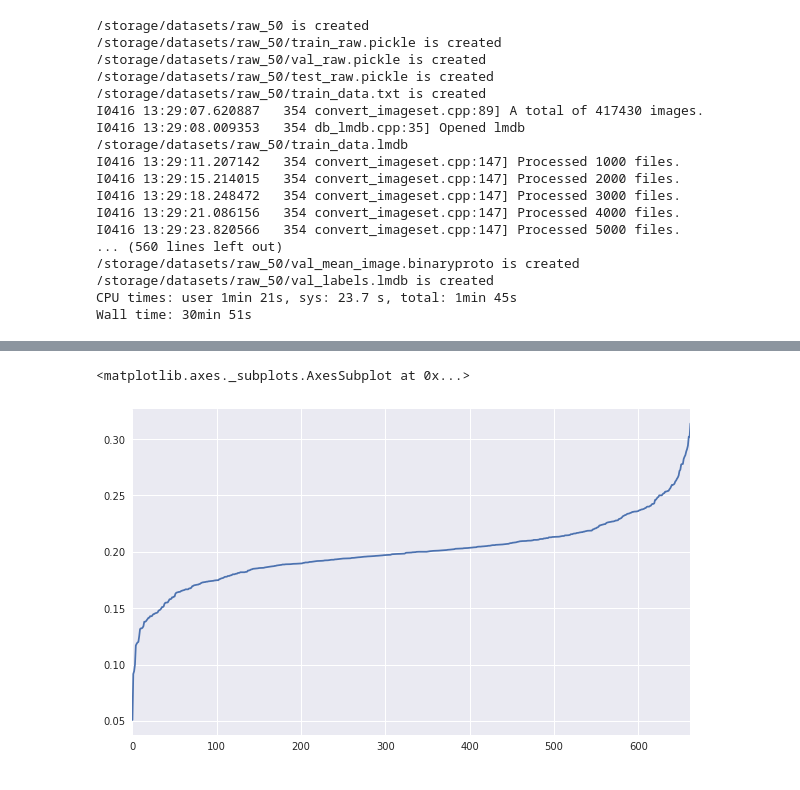
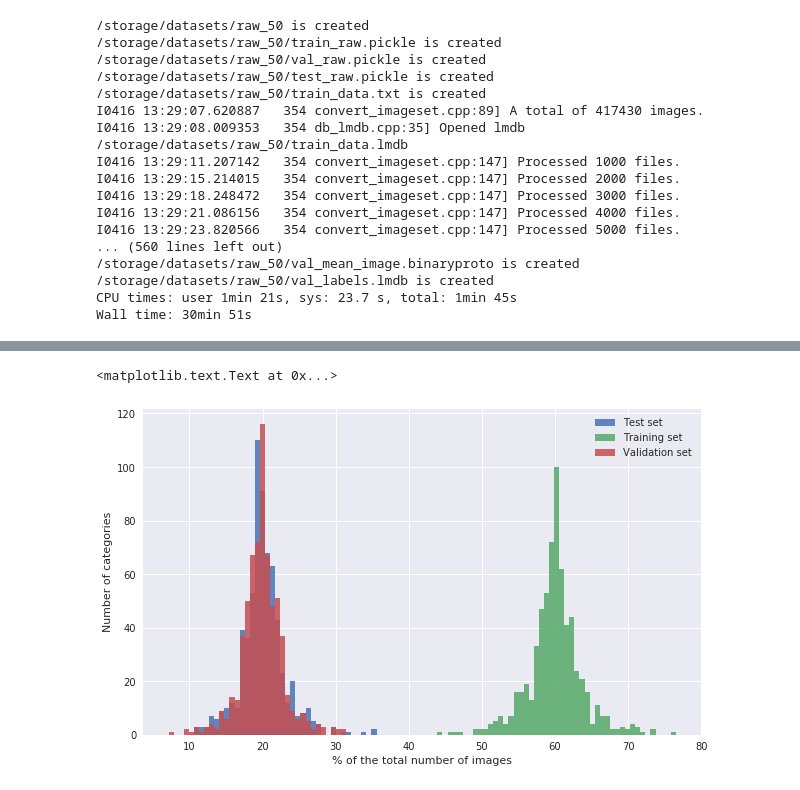
Before and after one commit to uvNikita/master-thesis-src, a Jupyter notebook: notebooks/training/datasets.ipynb, the cells around one changed output, grey strips where cells are left out. Saved outputs shown, nothing was run; the diff lists cells and outputs as text; code cells hidden in the pictures.

```diff
--- a/notebooks/training/datasets.ipynb
+++ b/notebooks/training/datasets.ipynb
@@ -136,9 +136,11 @@ def threshold_dataset(dataset, threshold):
 
 def train_val_test_split(dataset, method='simple'):
     if method == 'simple':
-        split_dataset = split_dataset_simple
-    test, rest = split_dataset(dataset, 0.2)
-    val, train = split_dataset(rest, 0.25)
+        split_dataset_fn = split_dataset_simple
+    elif method == 'priority':
+        split_dataset_fn = split_dataset
+    test, rest = split_dataset_fn(dataset, 0.2)
+    val, train = split_dataset_fn(rest, 0.25)
 
     # validation
     assert not set(it.chain.from_iterable(train.values())).intersection(set(it.chain.from_iterable(test.values())))
@@ -345,5 +349,2 @@ pd.Series(sorted(float(len(imgs))/len(dataset[label]) for label, imgs in train50
-# %%
-pd.Series(sorted(float(len(imgs))/len(dataset[label]) for label, imgs in test50.iteritems())).plot()
-# %% [output]
-<matplotlib.axes._subplots.AxesSubplot at 0x...>
-[figure, removed]
+# %%
+train50s, val50s, test50s = train_val_test_split(dataset50, method='simple')
@@ -349,0 +353,11 @@ pd.Series(sorted(float(len(imgs))/len(dataset[label]) for label, imgs in test50.
+# %%
+ax = pd.DataFrame({
+    'Training set': sorted(float(len(imgs))/len(dataset[label]) * 100 for label, imgs in train50s.iteritems()),
+    'Validation set': sorted(float(len(imgs))/len(dataset[label]) * 100 for label, imgs in val50s.iteritems()),
+     'Test set': sorted(float(len(imgs))/len(dataset[label]) * 100 for label, imgs in test50s.iteritems())
+}).plot(kind='hist',bins=100, alpha=0.85)
+ax.set_xlabel('% of the total number of images')
+ax.set_ylabel('Number of categories')
+# %% [output]
+<matplotlib.text.Text at 0x...>
+[figure, added]
```
Also changed, not shown: parts of 9 cells of this notebook.
